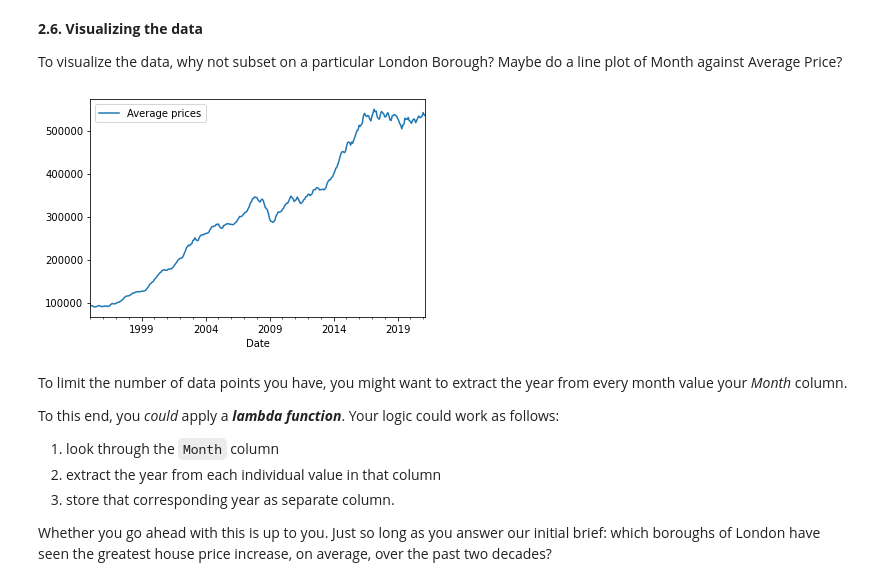
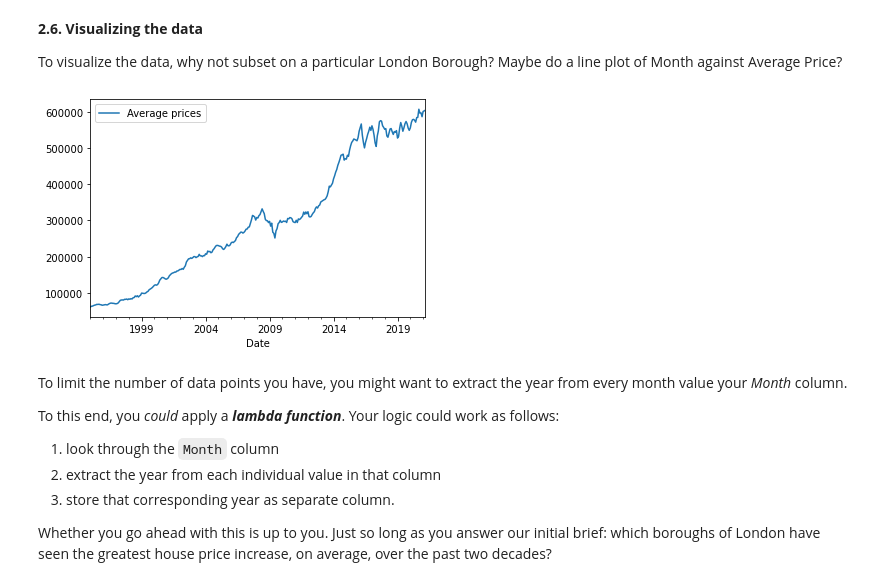
Before and after one commit to sandriyishen/Springboard_2021, a Jupyter notebook: Unit 4.3 - London Housing Case Study/Unit 4 Challenge - Tier 3.ipynb, the cells around one changed output. Drawn from its saved outputs; the diff is of its cells as text; code cells hidden in the pictures.

```diff
--- a/Unit 4.3 - London Housing Case Study/Unit 4 Challenge - Tier 3.ipynb
+++ b/Unit 4.3 - London Housing Case Study/Unit 4 Challenge - Tier 3.ipynb
@@ -211,10 +211,10 @@ print(properties_melt['London Borough'].unique())
 
 To visualize the data, why not subset on a particular London Borough? Maybe do a line plot of Month against Average Price?
 # %%
-properties_melt[properties_melt['London Borough'] == 'Barnet'].plot(x='Date',y = 'Average prices')
+properties_melt[properties_melt['London Borough'] == 'Hackney'].plot(x='Date',y = 'Average prices')
 plt.show()
 # %% [output]
-[figure, old version]
+[figure, new version]
 # %% [markdown]
 To limit the number of data points you have, you might want to extract the year from every month value your *Month* column.
 
```
Also changed, not shown: parts of 3 cells of this notebook.
